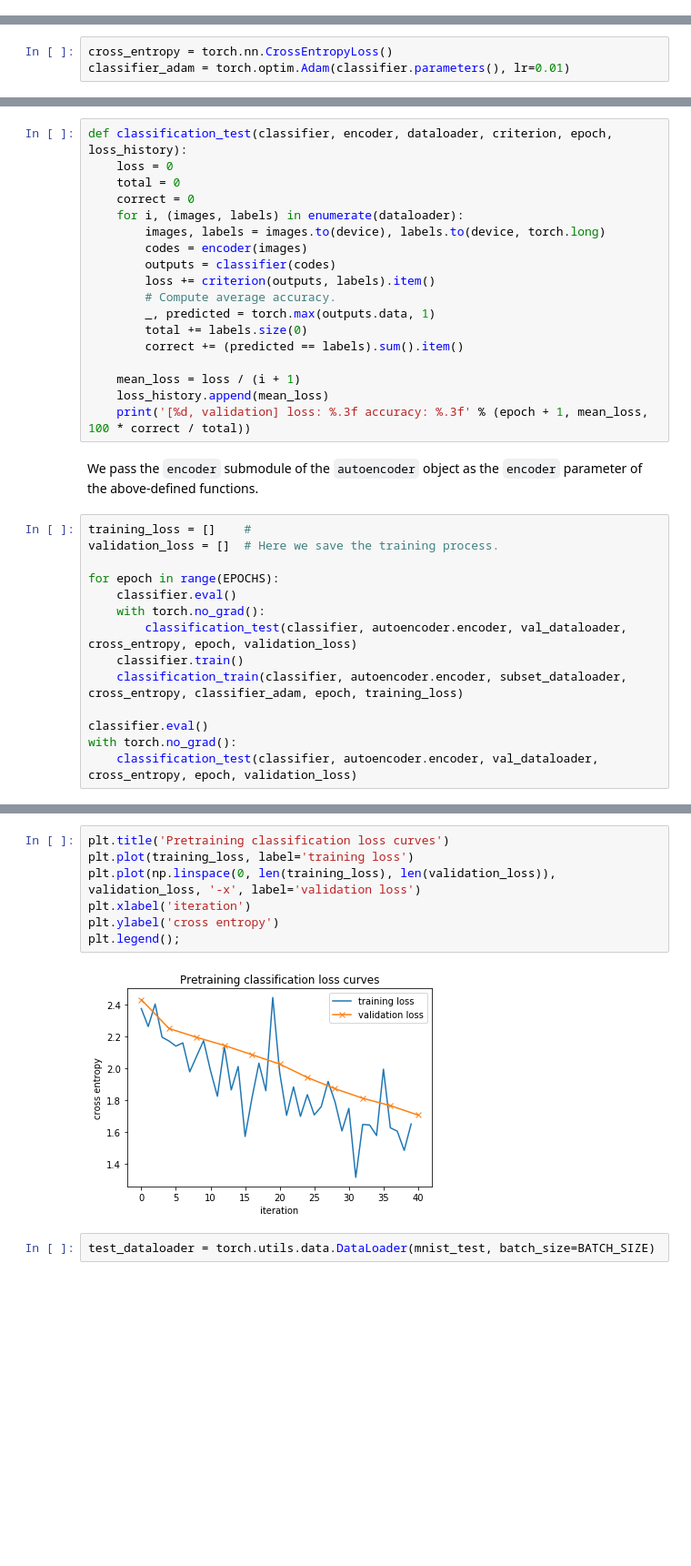
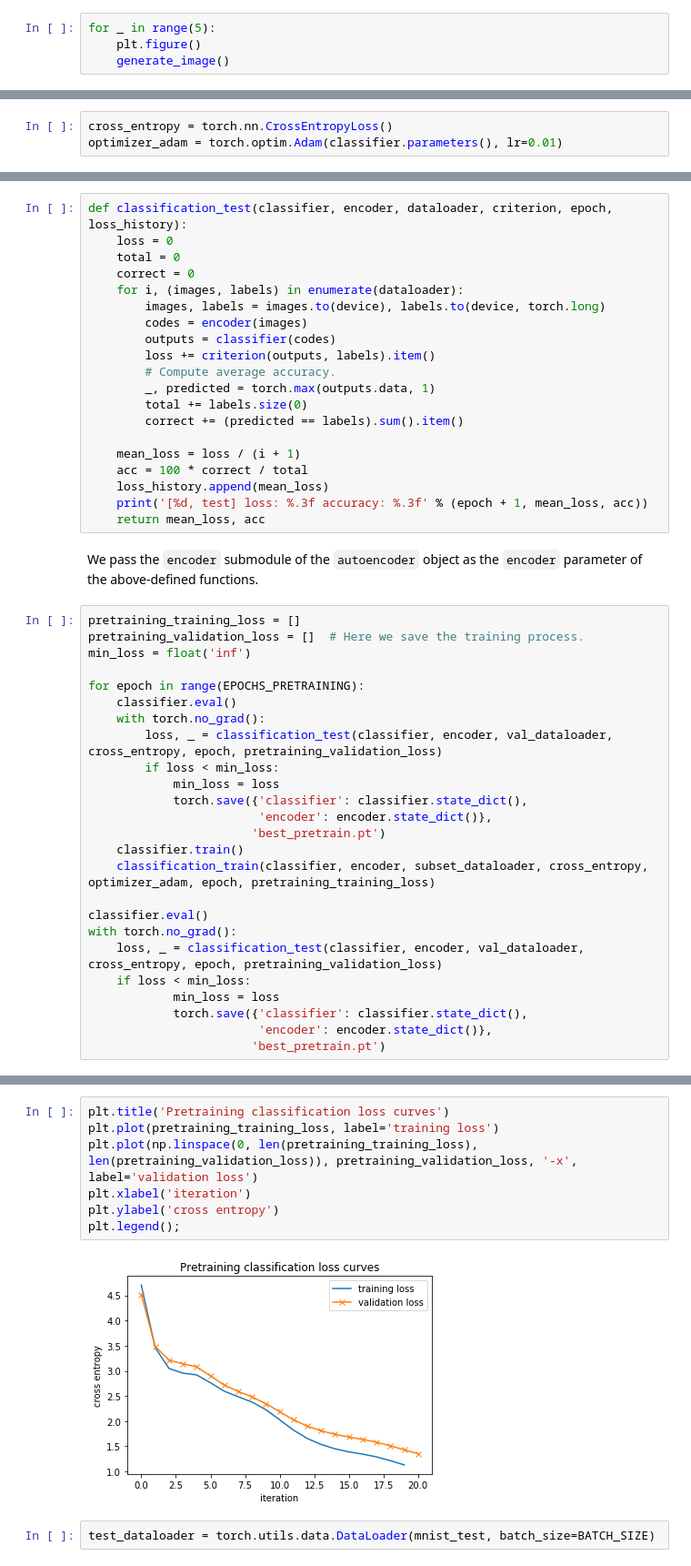
Before and after one commit to gio8tisu/DLAI-project, a Jupyter notebook: team08.ipynb, the cells around one changed output, grey strips where cells are left out. Shown at 91% size. Saved outputs shown, nothing was run; the diff lists cells and outputs as text; blank space fills up the shorter version.

```diff
--- a/team08.ipynb
+++ b/team08.ipynb
@@ -438,0 +586,4 @@ We can see some information is loss, but the reconstruction is pretty accurate.
+# %%
+for _ in range(5):
+    plt.figure()
+    generate_image()
@@ -460,5 +629,5 @@ classifier = torch.nn.Linear(50, 10).to(device)
 We use the cross-entropy as our loss function and Adam as our optimization algorithm with a learning rate of 0.01.
 # %%
 cross_entropy = torch.nn.CrossEntropyLoss()
-classifier_adam = torch.optim.Adam(classifier.parameters(), lr=0.01)
+optimizer_adam = torch.optim.Adam(classifier.parameters(), lr=0.01)
 # %% [markdown]
@@ -506,22 +675,35 @@ def classification_test(classifier, encoder, dataloader, criterion, epoch, loss_
         correct += (predicted == labels).sum().item()
 
     mean_loss = loss / (i + 1)
+    acc = 100 * correct / total
     loss_history.append(mean_loss)
-    print('[%d, validation] loss: %.3f accuracy: %.3f' % (epoch + 1, mean_loss, 100 * correct / total))
+    print('[%d, test] loss: %.3f accuracy: %.3f' % (epoch + 1, mean_loss, acc))
+    return mean_loss, acc
 # %% [markdown]
 We pass the `encoder` submodule of the `autoencoder` object as the `encoder` parameter of the above-defined functions.
 # %%
-training_loss = []    #
-validation_loss = []  # Here we save the training process.
+pretraining_training_loss = []
+pretraining_validation_loss = []  # Here we save the training process.
+min_loss = float('inf')
 
-for epoch in range(EPOCHS):
+for epoch in range(EPOCHS_PRETRAINING):
     classifier.eval()
     with torch.no_grad():
-        classification_test(classifier, autoencoder.encoder, val_dataloader, cross_entropy, epoch, validation_loss)
+        loss, _ = classification_test(classifier, encoder, val_dataloader, cross_entropy, epoch, pretraining_validation_loss)
+        if loss < min_loss:
+            min_loss = loss
+            torch.save({'classifier': classifier.state_dict(),
+                        'encoder': encoder.state_dict()},
+                       'best_pretrain.pt')
     classifier.train()
-    classification_train(classifier, autoencoder.encoder, subset_dataloader, cross_entropy, classifier_adam, epoch, training_loss)
+    classification_train(classifier, encoder, subset_dataloader, cross_entropy, optimizer_adam, epoch, pretraining_training_loss)
 
 classifier.eval()
 with torch.no_grad():
-    classification_test(classifier, autoencoder.encoder, val_dataloader, cross_entropy, epoch, validation_loss)
+    loss, _ = classification_test(classifier, encoder, val_dataloader, cross_entropy, epoch, pretraining_validation_loss)
+    if loss < min_loss:
+            min_loss = loss
+            torch.save({'classifier': classifier.state_dict(),
+                        'encoder': encoder.state_dict()},
+                       'best_pretrain.pt')
 # %% [output]
@@ -545,12 +727,12 @@ with torch.no_grad():
 # %%
 plt.title('Pretraining classification loss curves')
-plt.plot(training_loss, label='training loss')
-plt.plot(np.linspace(0, len(training_loss), len(validation_loss)), validation_loss, '-x', label='validation loss')
+plt.plot(pretraining_training_loss, label='training loss')
+plt.plot(np.linspace(0, len(pretraining_training_loss), len(pretraining_validation_loss)), pretraining_validation_loss, '-x', label='validation loss')
 plt.xlabel('iteration')
 plt.ylabel('cross entropy')
 plt.legend();
 # %% [output]
-[figure, old version]
+[figure, new version]
 # %%
 test_dataloader = torch.utils.data.DataLoader(mnist_test, batch_size=BATCH_SIZE)
 # %%
```
Also changed, not shown: parts of 85 cells of this notebook.
